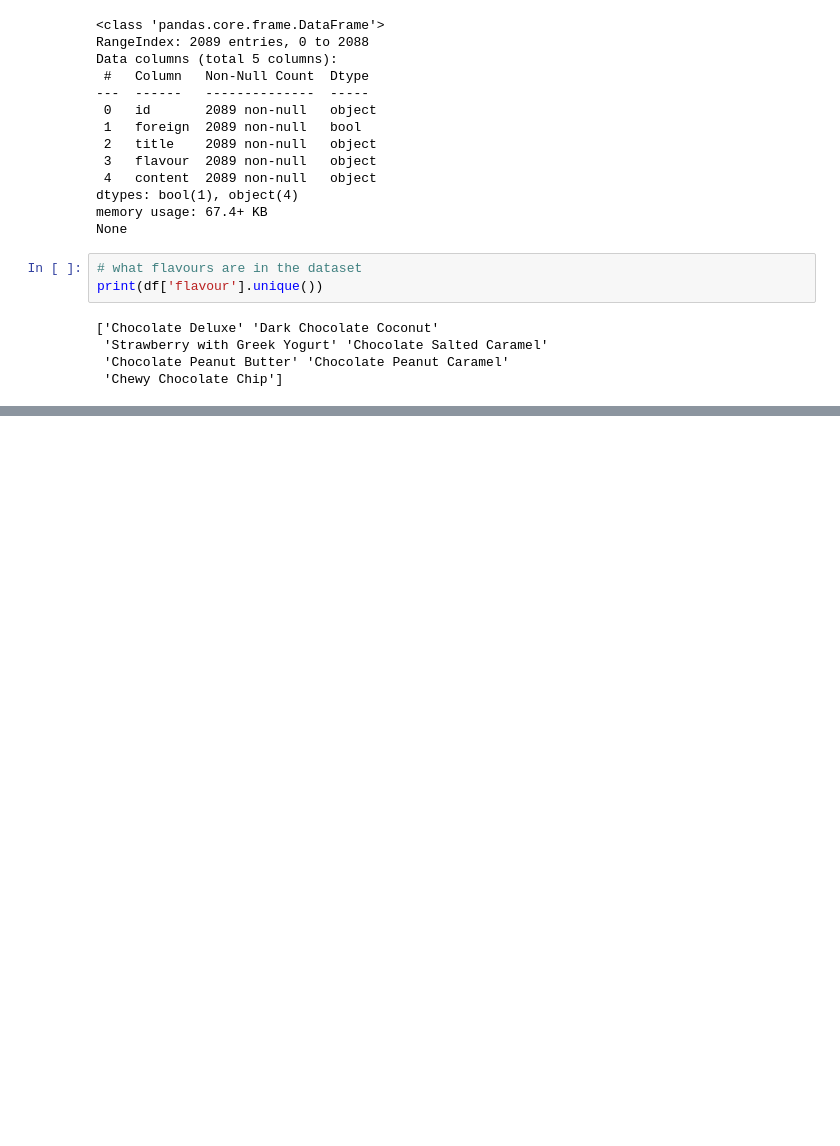
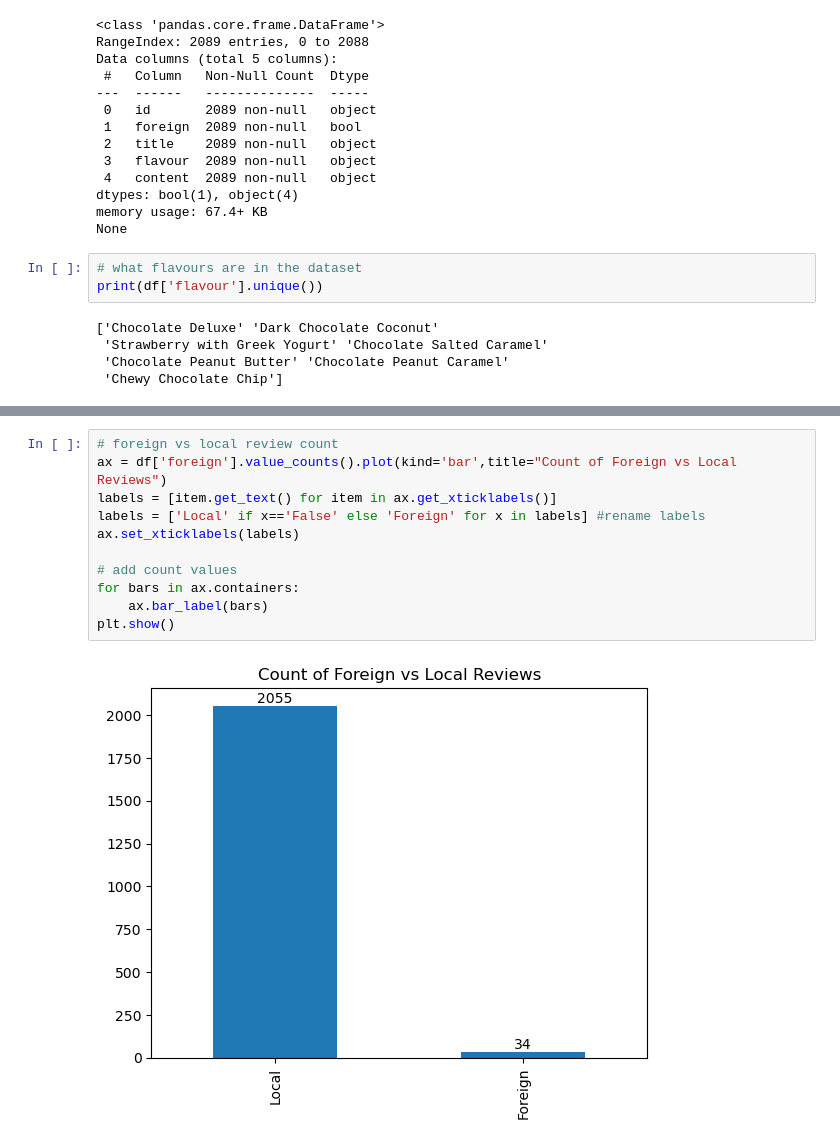
Before and after one commit to Xavi422/amz-review-scraper, a Jupyter notebook: sentiment.ipynb, the cells around one changed output, grey strips where cells are left out. Cells and saved outputs as stored; diff of their text form; blank space fills up the shorter version.

```diff
--- a/sentiment.ipynb
+++ b/sentiment.ipynb
@@ -53,0 +53,13 @@ Name: flavour, dtype: int64
+# %%
+# foreign vs local review count
+ax = df['foreign'].value_counts().plot(kind='bar',title="Count of Foreign vs Local Reviews")
+labels = [item.get_text() for item in ax.get_xticklabels()]
+labels = ['Local' if x=='False' else 'Foreign' for x in labels] #rename labels
+ax.set_xticklabels(labels)
+
+# add count values
+for bars in ax.containers:
+    ax.bar_label(bars)
+plt.show()
+# %% [output]
+[figure, added]
```
Also changed, not shown: parts of 3 cells of this notebook.
